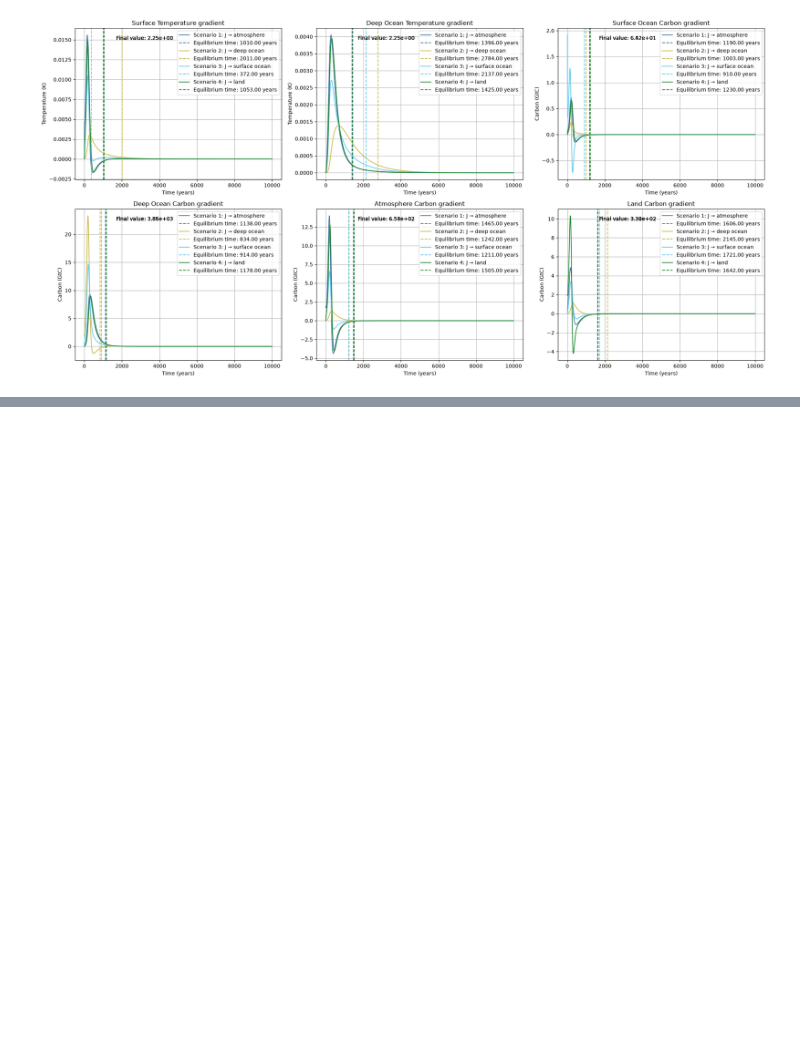
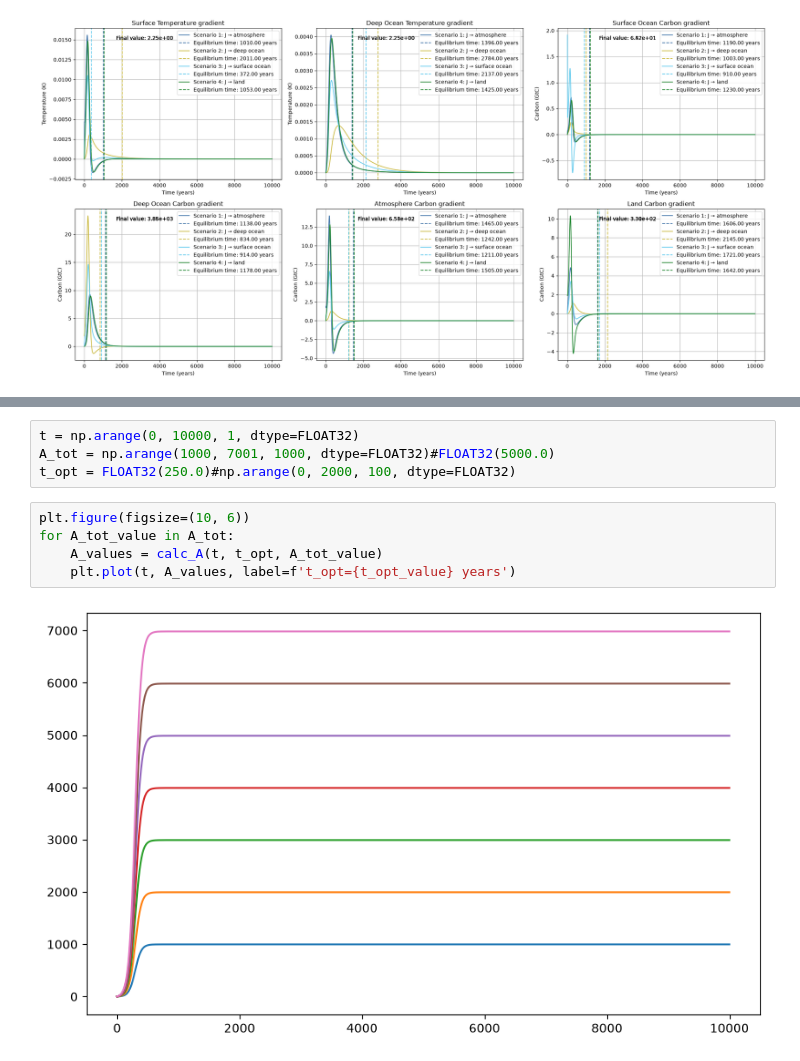
Before and after one commit to tillmrtz/intro-esm, a Jupyter notebook: notebooks/forcings_in_diff_reservoirs.ipynb, the cells around one changed output, grey strips where cells are left out. Cells and saved outputs as stored; diff of their text form; blank space fills up the shorter version.

```diff
--- a/notebooks/forcings_in_diff_reservoirs.ipynb
+++ b/notebooks/forcings_in_diff_reservoirs.ipynb
@@ -301,0 +326,11 @@ plt.tight_layout()
+# %%
+t = np.arange(0, 10000, 1, dtype=FLOAT32)
+A_tot = np.arange(1000, 7001, 1000, dtype=FLOAT32)#FLOAT32(5000.0)
+t_opt = FLOAT32(250.0)#np.arange(0, 2000, 100, dtype=FLOAT32)
+# %%
+plt.figure(figsize=(10, 6))
+for A_tot_value in A_tot:
+    A_values = calc_A(t, t_opt, A_tot_value)
+    plt.plot(t, A_values, label=f't_opt={t_opt_value} years')
+# %% [output]
+[figure, added]
```
Also changed, not shown: parts of 4 cells of this notebook.
